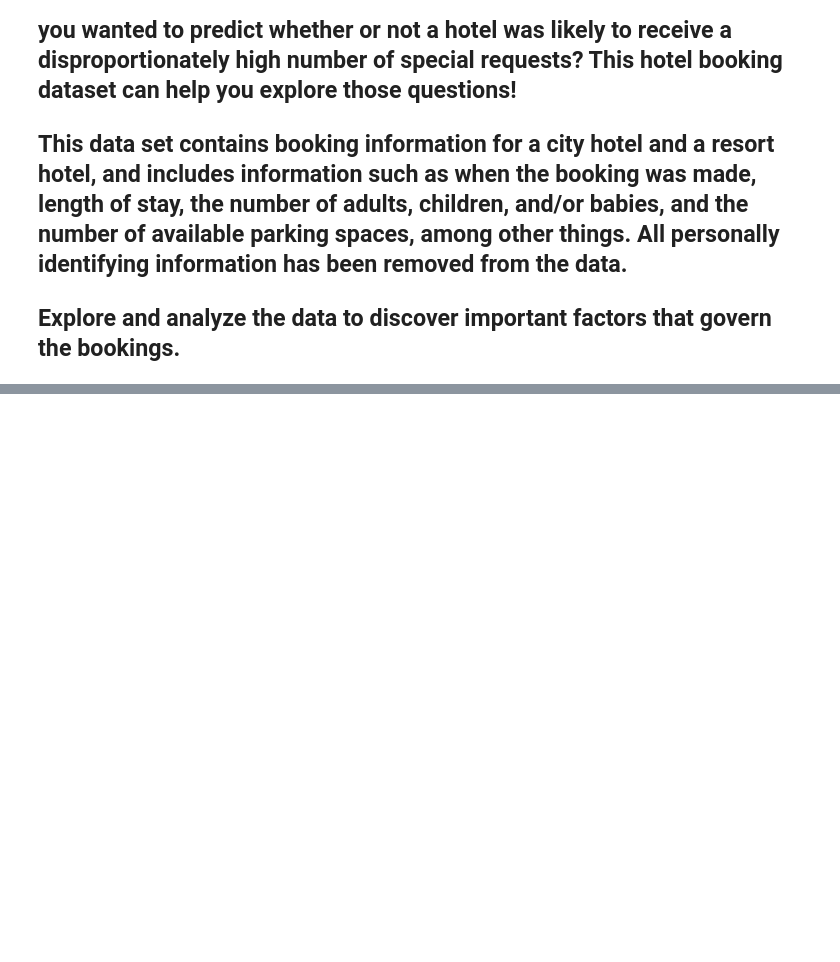
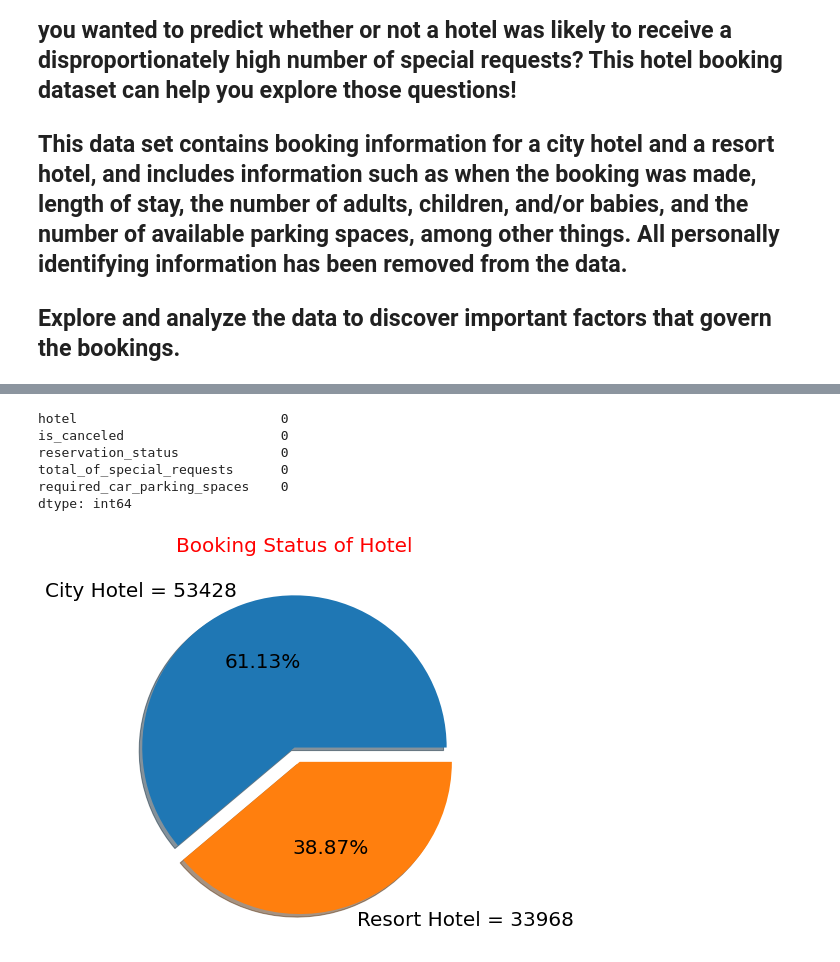
Before and after one commit to shahushubham07/Hotel_Booking_Analysis_EDA, a Jupyter notebook: Hotel_Booking_Analysis_Capstone_Project.ipynb, the cells around one changed output, grey strips where cells are left out. Drawn from its saved outputs; the diff is of its cells as text; code cells hidden in the pictures; blank space fills up the shorter version.

```diff
--- a/Hotel_Booking_Analysis_Capstone_Project.ipynb
+++ b/Hotel_Booking_Analysis_Capstone_Project.ipynb
@@ -8,0 +204,29 @@
+# %%
+df1['country'].fillna('Others', inplace = True)
+# %%
+df1['children'].fillna(df1['children'].mean(), inplace = True)
+# %%
+df1.isnull().sum().sort_values(ascending = False)[:5]
+# %% [output]
+hotel                          0
+is_canceled                    0
+reservation_status             0
+total_of_special_requests      0
+required_car_parking_spaces    0
+dtype: int64
+# %%
+# Converting datatype of columns 'children', 'company' and 'agent' from float to int.
+df1[['children', 'company', 'agent']] = df1[['children', 'company', 'agent']].astype('int64')
+# %%
+# Converting datetype of columns 'reservation_status_date' from object to datetime.
+df1['reservation_status_date'] = pd.to_datetime(df1['reservation_status_date'])
+# %%
+total_booking = df1.groupby('hotel')['hotel'].count()
+myexplode = [0,0.1]
+mylabels = ['City Hotel = 53428', 'Resort Hotel = 33968']
+fig = plt.figure(figsize =(7, 7))
+plt.title(label='Booking Status of Hotel',fontsize=20, color='red')
+plt.pie(total_booking, explode = myexplode, labels = mylabels, shadow = True, autopct='%1.2f%%', textprops={'fontsize': 20})
+plt.show()
+# %% [output]
+[figure, added]
```
Also changed, not shown: parts of 57 cells of this notebook.
